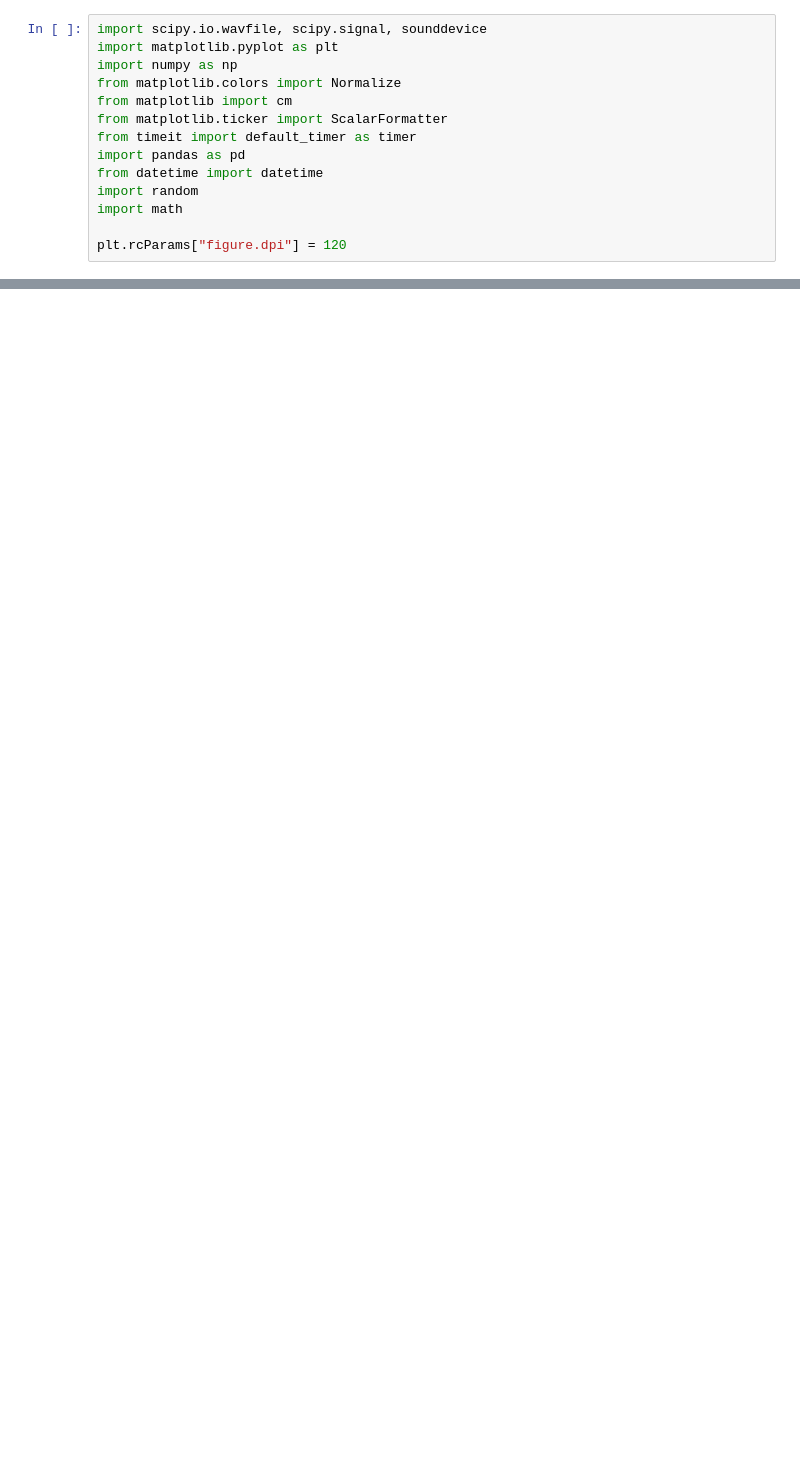
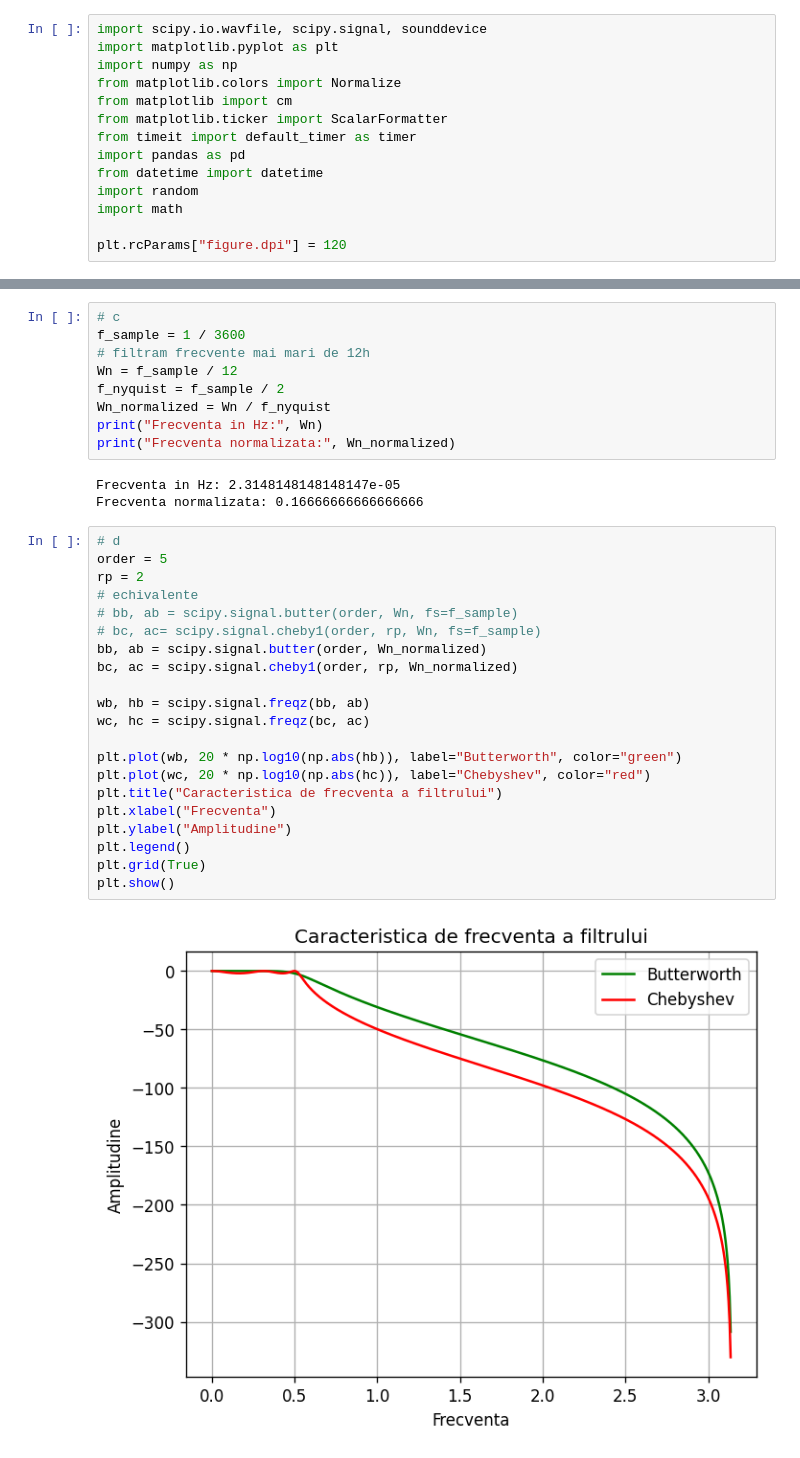
Before and after one commit to lmihaig/facultate, a Jupyter notebook: An4/Sem1/ProcSemn/lab/lab06/lab6.ipynb, the cells around one changed output, grey strips where cells are left out. Drawn from its saved outputs; the diff is of its cells as text; blank space fills up the shorter version.

```diff
--- a/An4/Sem1/ProcSemn/lab/lab06/lab6.ipynb
+++ b/An4/Sem1/ProcSemn/lab/lab06/lab6.ipynb
@@ -30,0 +146,35 @@ plt.plot()
+# %%
+# c
+f_sample = 1 / 3600
+# filtram frecvente mai mari de 12h
+Wn = f_sample / 12
+f_nyquist = f_sample / 2
+Wn_normalized = Wn / f_nyquist
+print("Frecventa in Hz:", Wn)
+print("Frecventa normalizata:", Wn_normalized)
+# %% [output]
+Frecventa in Hz: 2.3148148148148147e-05
+Frecventa normalizata: 0.16666666666666666
+# %%
+# d
+order = 5
+rp = 2
+# echivalente
+# bb, ab = scipy.signal.butter(order, Wn, fs=f_sample)
+# bc, ac= scipy.signal.cheby1(order, rp, Wn, fs=f_sample)
+bb, ab = scipy.signal.butter(order, Wn_normalized)
+bc, ac = scipy.signal.cheby1(order, rp, Wn_normalized)
+
+wb, hb = scipy.signal.freqz(bb, ab)
+wc, hc = scipy.signal.freqz(bc, ac)
+
+plt.plot(wb, 20 * np.log10(np.abs(hb)), label="Butterworth", color="green")
+plt.plot(wc, 20 * np.log10(np.abs(hc)), label="Chebyshev", color="red")
+plt.title("Caracteristica de frecventa a filtrului")
+plt.xlabel("Frecventa")
+plt.ylabel("Amplitudine")
+plt.legend()
+plt.grid(True)
+plt.show()
+# %% [output]
+[figure, added]
```
Also changed, not shown: parts of 6 cells of this notebook, 1 other file.
